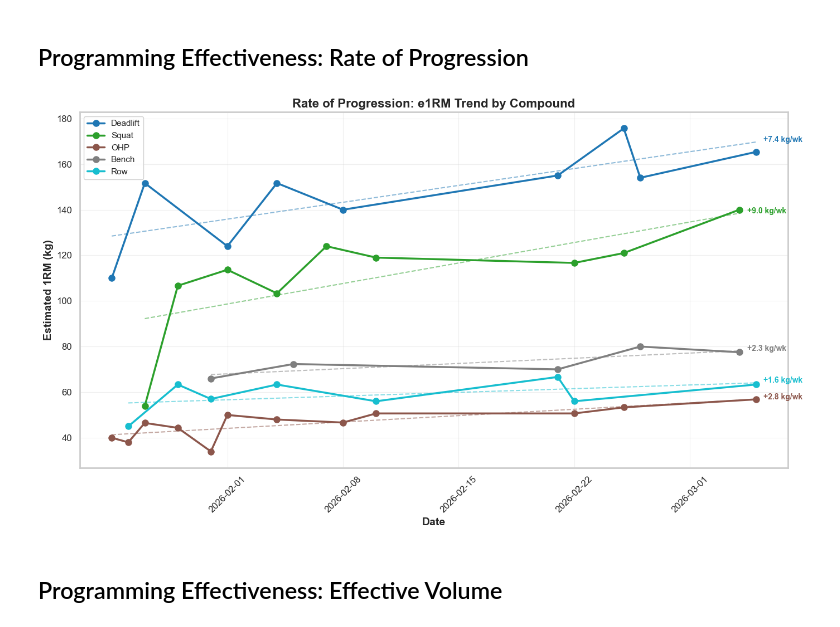
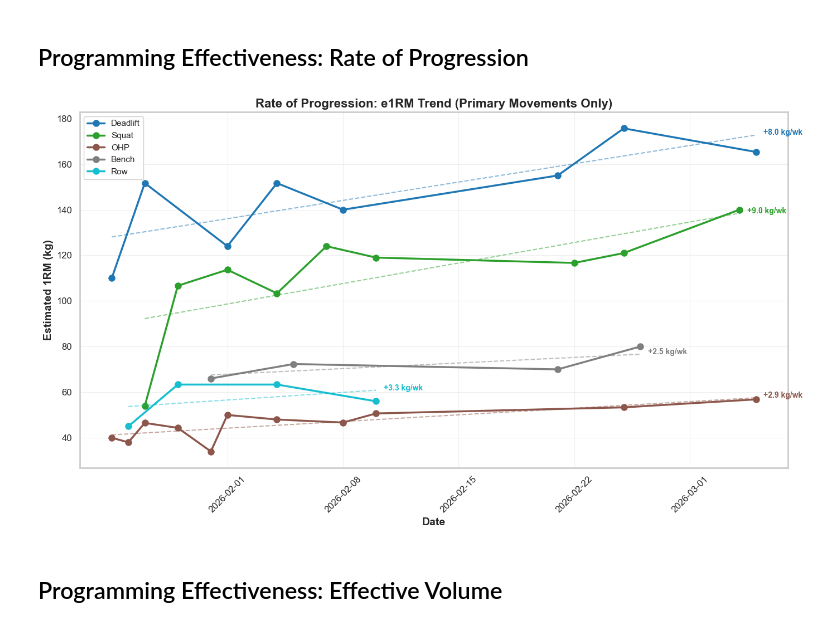
Before and after one commit to JonesRobM/Lifting-Tracking, a Jupyter notebook: notebooks/update_log.ipynb, the cells around one changed output. Drawn from its saved outputs; the diff is of its cells as text; code cells hidden in the pictures.

```diff
--- a/notebooks/update_log.ipynb
+++ b/notebooks/update_log.ipynb
@@ -229,6 +251,7 @@ def load_and_prepare_data(data_dir=DATA_DIR, excel_filename=EXCEL_FILE):
     # Calculate derived metrics
     df["Family"] = df["Movement"].apply(map_movement_to_family)
     df["e1RM"] = df["Load_kg"] * (1 + df["Reps"] / 30)
+    df["is_primary"] = df["Movement"].isin(PRIMARY_MOVEMENTS)
 
     if "Volume_Load" not in df.columns:
         df["Volume_Load"] = df["Load_kg"] * df["Reps"]
@@ -353,22 +377,30 @@ plt.show()
 # %% [markdown]
 ## e1RM Progression Over Time
 # %%
-# Track e1RM progression for key compound movements
-key_movements = ["Deadlift", "Overhead Press", "Bench Press", "Squat", "Row"]
+# Track e1RM progression for primary compound movements only
+# (exact-match against PRIMARY_MOVEMENTS so RDL/front-squat variations don't skew deadlift/squat lines)
+primary_tracking = {
+    "Deadlift":       ["Deadlift", "Zercher Deadlift"],
+    "Squat":          ["Back Squat", "Squat", "Squats", "Front Squat", "Zercher Squat", "Pause Squat"],
+    "Bench Press":    ["Bench Press", "Barbell Bench Press", "Incline BB Press"],
+    "Overhead Press": ["Overhead Press", "Standing OHP", "Standing Overhead Press",
+                       "Behind the Neck Press", "Standing BTN Press"],
+    "Row":            ["Bent over Barbell Rows", "Bent over barbell row", "Bent Over Row"],
+}
 
 fig, ax = plt.subplots(figsize=(14, 8))
 
-for move in key_movements:
-    move_df = df[df["Movement"].str.contains(move, case=False, na=False)].copy()
+for label, movements in primary_tracking.items():
+    move_df = df[df["Movement"].isin(movements)].copy()
     if not move_df.empty:
-        # Get best e1RM per session
+        # Best e1RM per session (primary movements only)
         best_per_session = move_df.groupby("Date")["e1RM"].max().reset_index()
         ax.plot(best_per_session["Date"], best_per_session["e1RM"],
-                marker="o", linewidth=2.5, markersize=8, label=move)
+                marker="o", linewidth=2.5, markersize=8, label=label)
 
 ax.set_xlabel("Date")
 ax.set_ylabel("Estimated 1RM (kg)")
-ax.set_title("Strength Progression: e1RM Over Time")
+ax.set_title("Strength Progression: e1RM Over Time (Primary Movements)")
 ax.legend(loc="upper left", framealpha=0.9)
 ax.tick_params(axis="x", rotation=45)
 
@@ -781,53 +814,55 @@ Run                               0.0kg  (0.0kg x 0)  [2026-01-26]
 # %%
 from scipy import stats as scipy_stats
 
+# key_compounds maps a display label to the list of PRIMARY_MOVEMENTS to include.
+# Using exact match so RDL / front squat variations don't inflate compound trendlines.
 key_compounds = {
-    "Deadlift": "Deadlift",
-    "Squat": "Squat",
-    "OHP": "Overhead Press|OHP",
-    "Bench": "Bench",
-    "Row": "Row"
+    "Deadlift":       ["Deadlift", "Zercher Deadlift"],
+    "Squat":          ["Back Squat", "Squat", "Squats", "Front Squat", "Zercher Squat", "Pause Squat"],
+    "OHP":            ["Overhead Press", "Standing OHP", "Standing Overhead Press",
+                       "Behind the Neck Press", "Standing BTN Press"],
+    "Bench":          ["Bench Press", "Barbell Bench Press", "Incline BB Press"],
+    "Row":            ["Bent over Barbell Rows", "Bent over barbell row", "Bent Over Row"],
 }
 
 fig, ax = plt.subplots(figsize=(14, 8))
 colors = plt.cm.tab10(np.linspace(0, 1, len(key_compounds)))
 
-for (label, pattern), color in zip(key_compounds.items(), colors):
-    move_df = df[df["Movement"].str.contains(pattern, case=False, na=False)]
+for (label, movements), color in zip(key_compounds.items(), colors):
+    move_df = df[df["Movement"].isin(movements)]
     if move_df.empty:
         continue
     best_per_session = move_df.groupby("Date")["e1RM"].max().reset_index()
     if len(best_per_session) < 2:
         ax.scatter(best_per_session["Date"], best_per_session["e1RM"],
                    label=label, s=100, color=color)
         continue
 
     ax.plot(best_per_session["Date"], best_per_session["e1RM"],
             marker="o", linewidth=2.5, markersize=8, label=label, color=color)
 
     # Linear regression for trend
     x_num = (best_per_session["Date"] - best_per_session["Date"].min()).apply(lambda d: d.days).values
     y_vals = best_per_session["e1RM"].values
     slope, intercept, r, _, _ = scipy_stats.linregress(x_num, y_vals)
     trend_y = slope * x_num + intercept
     ax.plot(best_per_session["Date"], trend_y, linestyle="--", color=color, alpha=0.5, linewidth=1.5)
 
-    # Annotate with kg/week
     kg_per_week = slope * 7
     ax.annotate(f"{kg_per_week:+.1f} kg/wk",
                 xy=(best_per_session["Date"].iloc[-1], trend_y[-1]),
                 fontweight="bold", fontsize=10, color=color,
                 xytext=(10, 0), textcoords="offset points")
 
 ax.set_xlabel("Date")
 ax.set_ylabel("Estimated 1RM (kg)")
-ax.set_title("Rate of Progression: e1RM Trend by Compound")
+ax.set_title("Rate of Progression: e1RM Trend (Primary Movements Only)")
 ax.legend(loc="upper left", framealpha=0.9)
 ax.tick_params(axis="x", rotation=45)
 plt.tight_layout()
 plt.show()
 # %% [output]
-[figure, old version]
+[figure, new version]
 # %% [markdown]
 ## Programming Effectiveness: Effective Volume
 # %%
```
Also changed, not shown: parts of 31 cells of this notebook, 10 other files.
